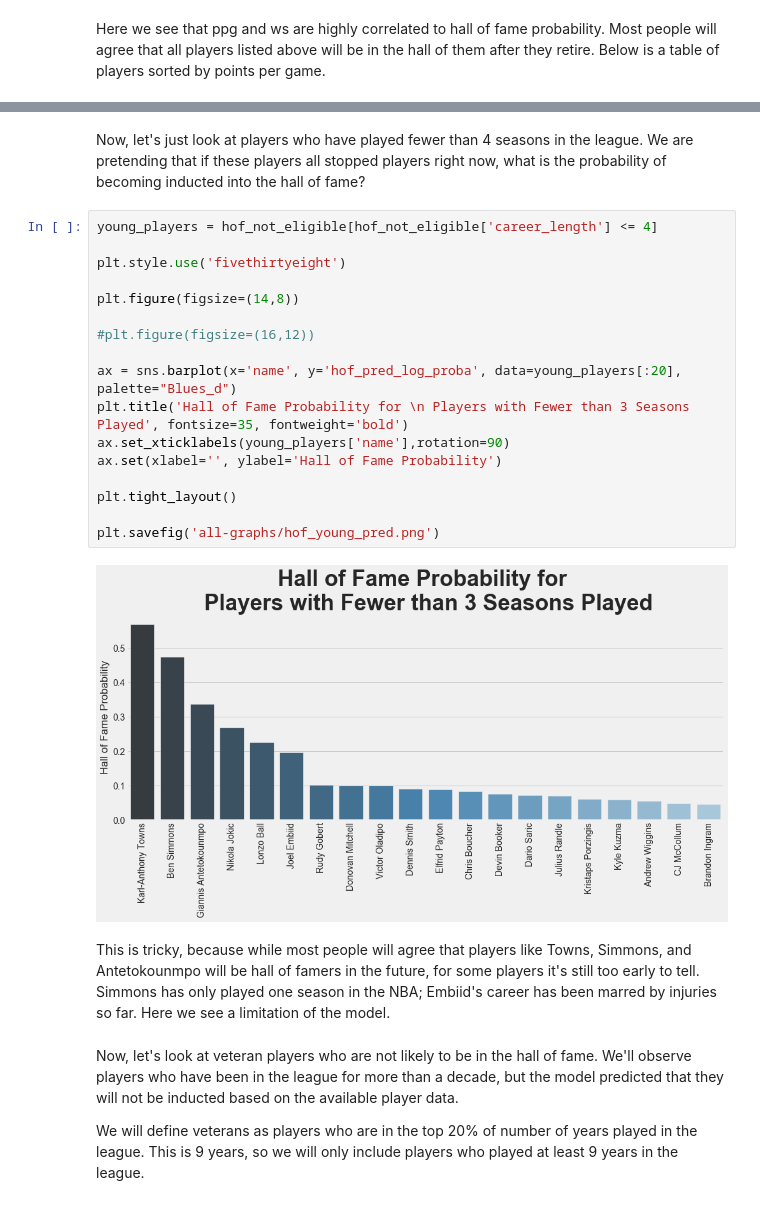
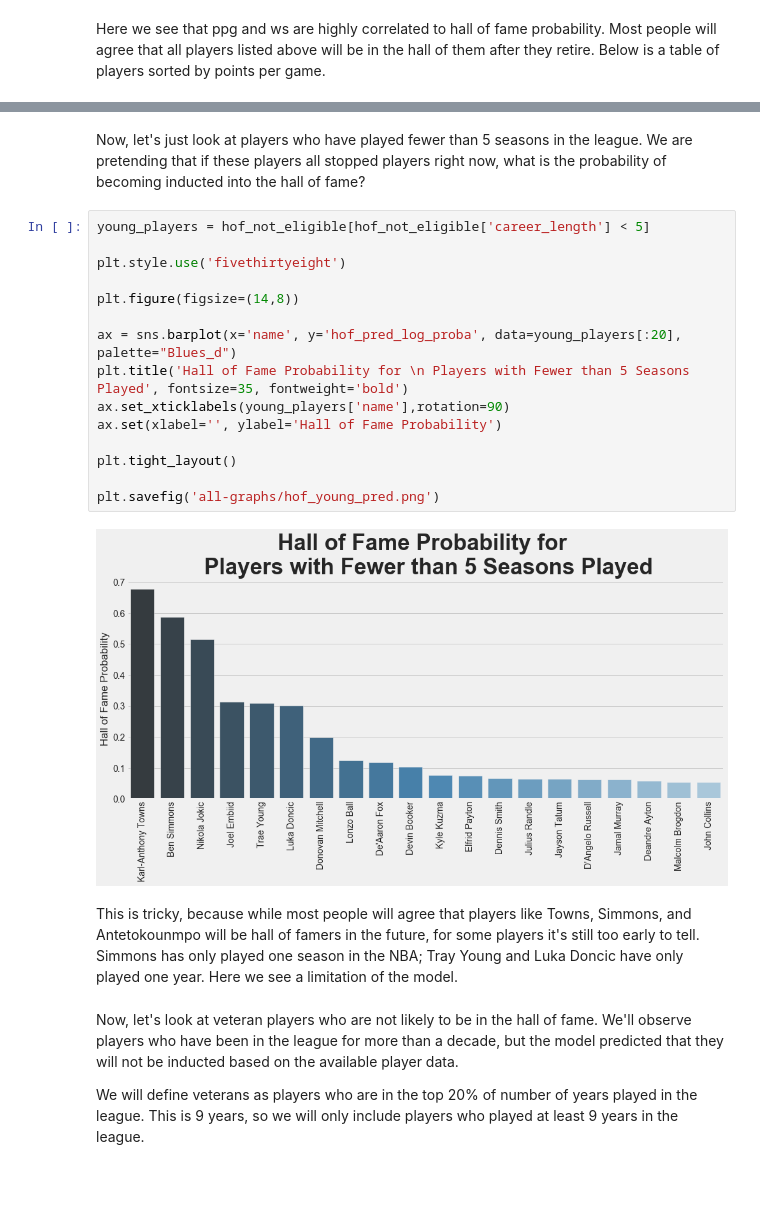
Before and after one commit to ymericson/NBA-player-info, a Jupyter notebook: NBA Hall of Fame - ML.ipynb, the cells around one changed output, grey strips where cells are left out. Drawn from its saved outputs; the diff is of its cells as text.

```diff
--- a/NBA Hall of Fame - ML.ipynb
+++ b/NBA Hall of Fame - ML.ipynb
@@ -570,26 +578,24 @@ hof_not_eligible[['name', 'ppg', 'ws', 'hof_pred_log_proba']].sort_values(['ppg'
 # %% [markdown]
-Now, let's just look at players who have played fewer than 4 seasons in the league. We are pretending that if these players all stopped players right now, what is the probability of becoming inducted into the hall of fame?
+Now, let's just look at players who have played fewer than 5 seasons in the league. We are pretending that if these players all stopped players right now, what is the probability of becoming inducted into the hall of fame?
 # %%
-young_players = hof_not_eligible[hof_not_eligible['career_length'] <= 4]
+young_players = hof_not_eligible[hof_not_eligible['career_length'] < 5]
 
 plt.style.use('fivethirtyeight')
 
 plt.figure(figsize=(14,8))
 
-#plt.figure(figsize=(16,12))
-
 ax = sns.barplot(x='name', y='hof_pred_log_proba', data=young_players[:20], palette="Blues_d")
-plt.title('Hall of Fame Probability for \n Players with Fewer than 3 Seasons Played', fontsize=35, fontweight='bold')
+plt.title('Hall of Fame Probability for \n Players with Fewer than 5 Seasons Played', fontsize=35, fontweight='bold')
 ax.set_xticklabels(young_players['name'],rotation=90)
 ax.set(xlabel='', ylabel='Hall of Fame Probability')
 
 plt.tight_layout()
 
 plt.savefig('all-graphs/hof_young_pred.png')
 # %% [output]
-[figure, old version]
+[figure, new version]
 # %% [markdown]
-This is tricky, because while most people will agree that players like Towns, Simmons, and Antetokounmpo will be hall of famers in the future, for some players it's still too early to tell. Simmons has only played one season in the NBA; Embiid's career has been marred by injuries so far. Here we see a limitation of the model.
+This is tricky, because while most people will agree that players like Towns, Simmons, and Antetokounmpo will be hall of famers in the future, for some players it's still too early to tell. Simmons has only played one season in the NBA; Tray Young and Luka Doncic have only played one year. Here we see a limitation of the model.
 # %% [markdown]
 Now, let's look at veteran players who are not likely to be in the hall of fame. We'll observe players who have been in the league for more than a decade, but the model predicted that they will not be inducted based on the available player data.
 
```
Also changed, not shown: parts of 38 cells of this notebook, 1 other file.
